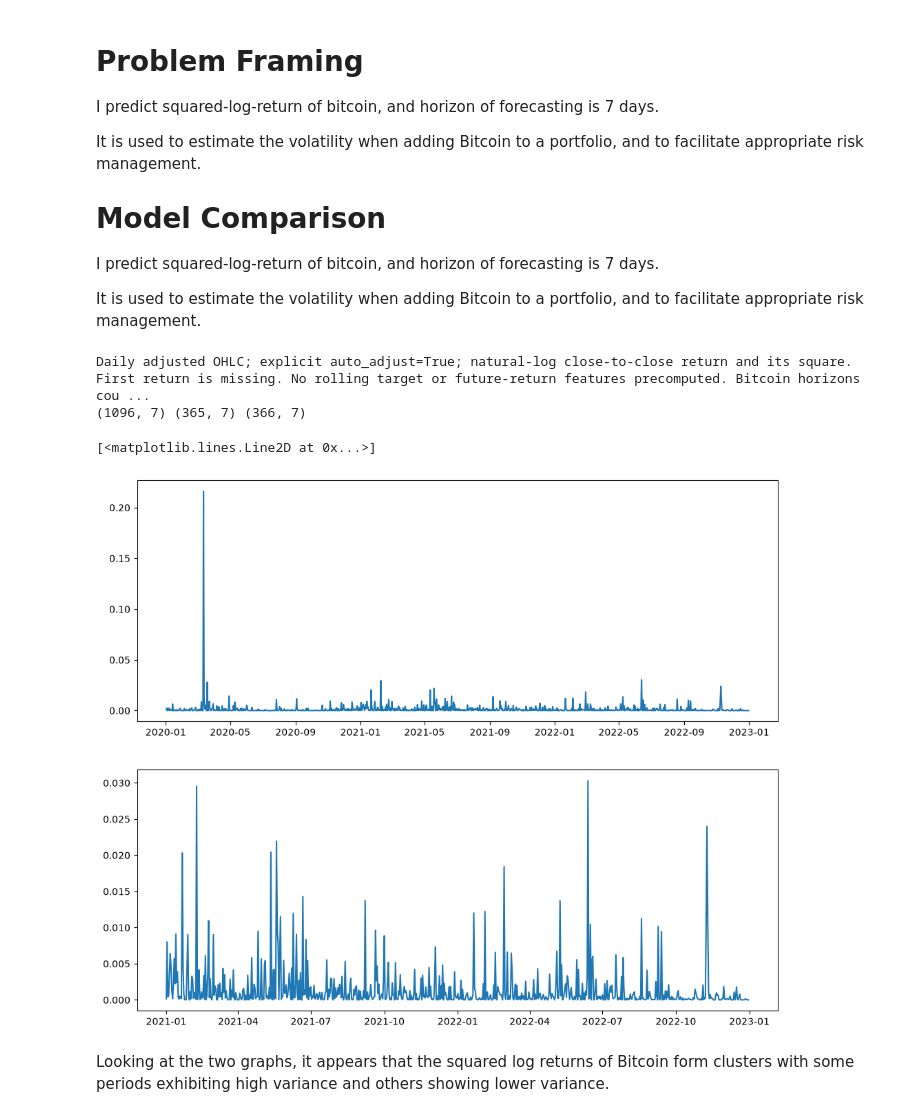
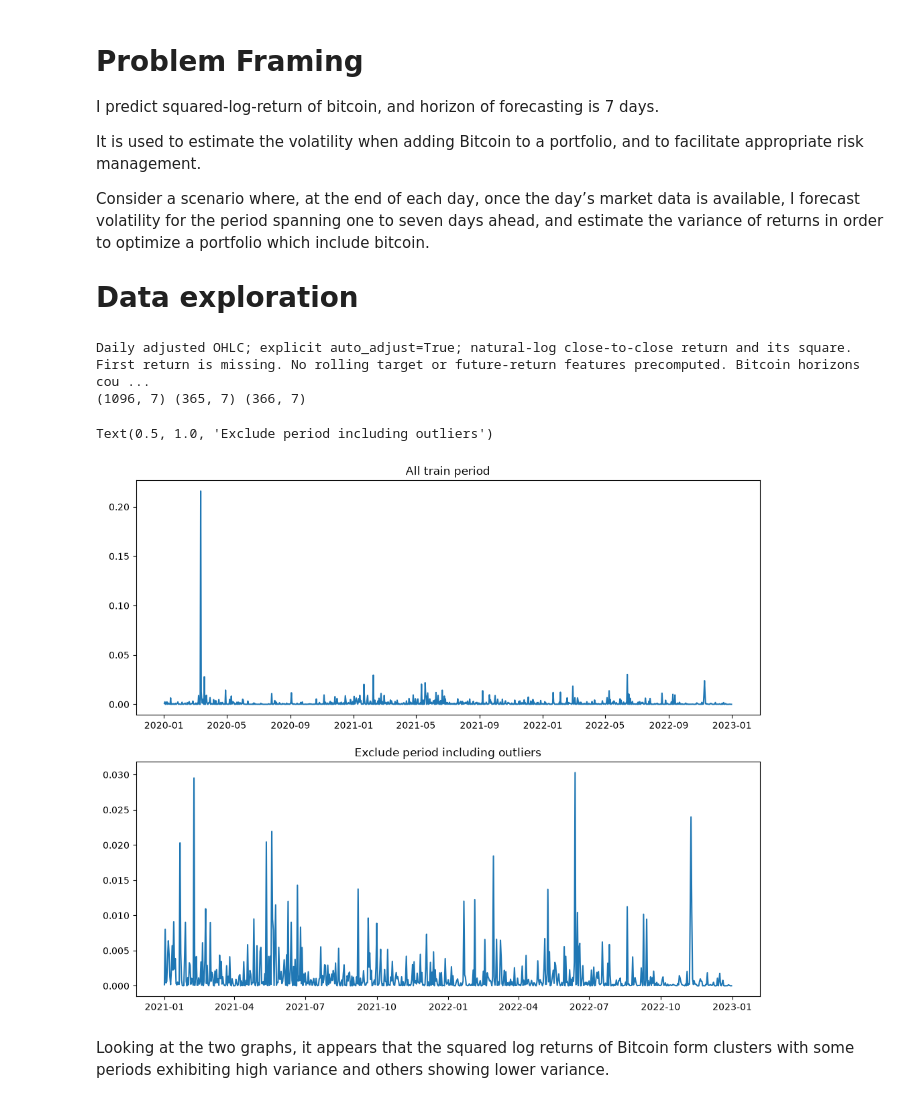
Before and after one commit to NagataTaku/MATH546_Capstone, a Jupyter notebook: capstone_stage1.ipynb, the cells around one changed output. Saved outputs shown, nothing was run; the diff lists cells and outputs as text; code cells hidden in the pictures.

```diff
--- a/capstone_stage1.ipynb
+++ b/capstone_stage1.ipynb
@@ -4,8 +4,5 @@ I predict squared-log-return of bitcoin, and horizon of forecasting is 7 days.
 
 It is used to estimate the volatility when adding Bitcoin to a portfolio, and to facilitate appropriate risk management.
 
-
-# Model Comparison
-I predict squared-log-return of bitcoin, and horizon of forecasting is 7 days.
-
-It is used to estimate the volatility when adding Bitcoin to a portfolio, and to facilitate appropriate risk management.
+Consider a scenario where, at the end of each day, once the day’s market data is available, I forecast volatility for the period spanning one to seven days ahead, and estimate the variance of returns in order to optimize a portfolio which include bitcoin.
+# Data exploration
@@ -34,14 +45,18 @@ Daily adjusted OHLC; explicit auto_adjust=True; natural-log close-to-close retur
 train = train[1:]
 # %%
-from matplotlib import pyplot as plt
+# Plot squared_log_return
 
 fig, ax = plt.subplots(2, 1, figsize = (12, 10))
 
 ax[0].plot(train["squared_log_return"])
 
+ax[0].set_title("All train period")
+
 ax[1].plot(train["squared_log_return"]["2021-01-01":"2022-12-31"])
+
+ax[1].set_title("Exclude period including outliers")
 # %% [output]
-[<matplotlib.lines.Line2D at 0x...>]
+Text(0.5, 1.0, 'Exclude period including outliers')
-[figure, old version]
+[figure, new version]
 # %% [markdown]
 Looking at the two graphs, it appears that the squared log returns of Bitcoin form clusters with some periods exhibiting high variance and others showing lower variance.
```
Also changed, not shown: parts of 68 cells of this notebook, 2 other files.
